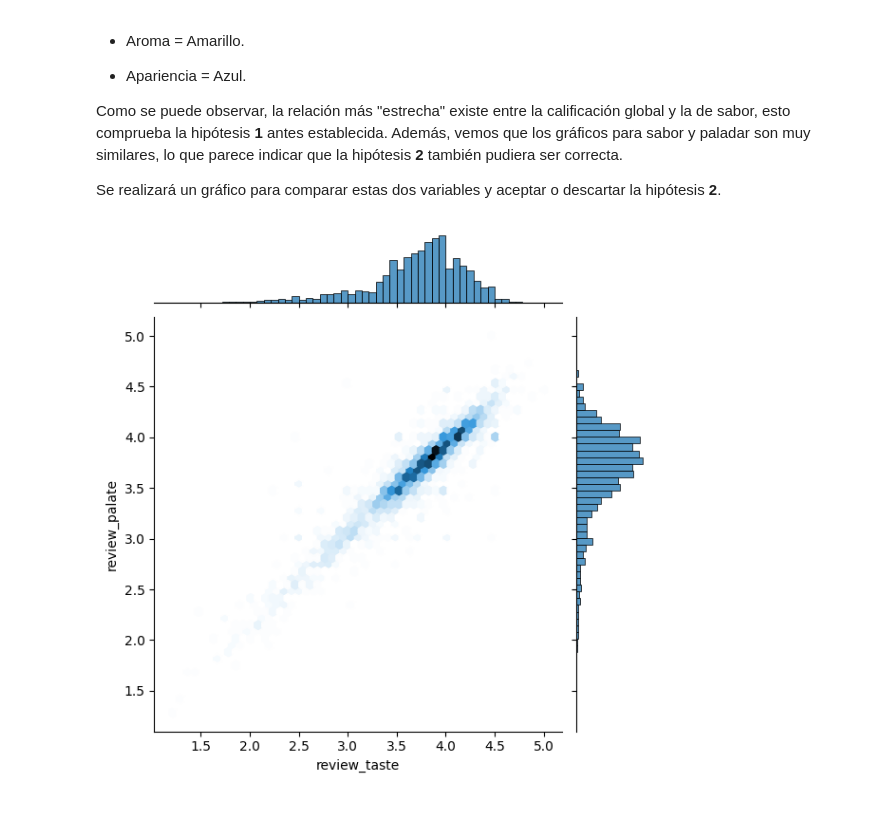
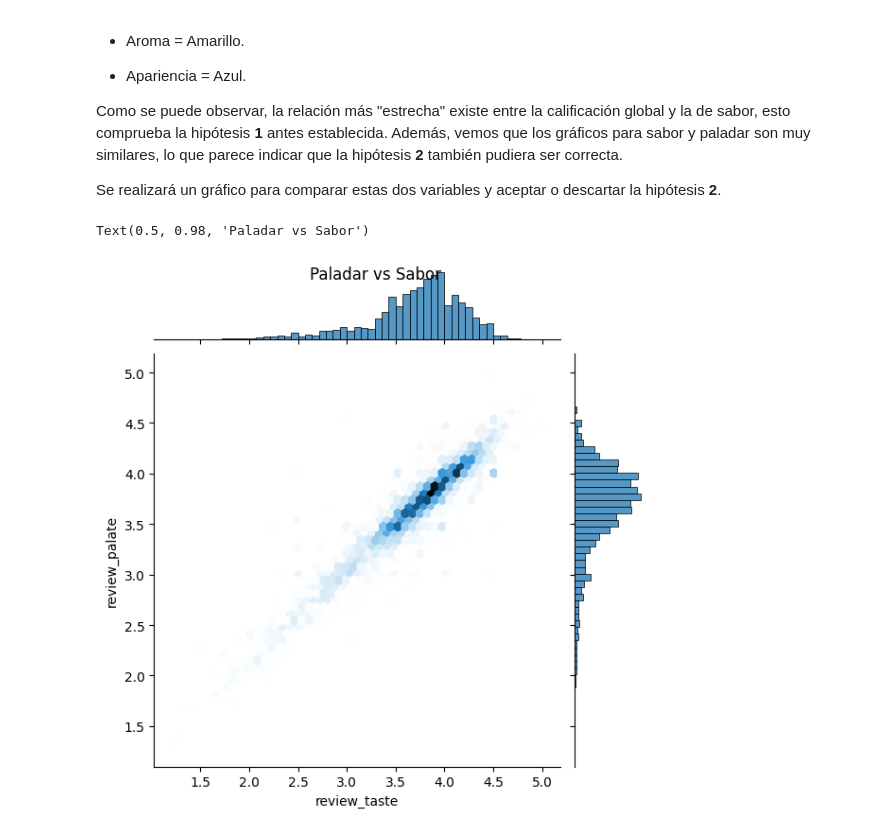
Before and after one commit to JMRRT1992/Coderhouse, a Jupyter notebook: Proyecto/Data/Raw/Entrega 2/vizualizacion_ReyesRetanaT.ipynb, the cells around one changed output. Cells and saved outputs as stored; diff of their text form; code cells hidden in the pictures.

```diff
--- a/Proyecto/Data/Raw/Entrega 2/vizualizacion_ReyesRetanaT.ipynb
+++ b/Proyecto/Data/Raw/Entrega 2/vizualizacion_ReyesRetanaT.ipynb
@@ -575,7 +590,9 @@ Como se puede observar, la relación más "estrecha" existe entre la calificaci
 
 Se realizará un gráfico para comparar estas dos variables y aceptar o descartar la hipótesis **2**.
 # %%
-#Segundo gráfico para comparar las calificaciones de sabor y paladar.
+#Tercer gráfico para comparar las calificaciones de sabor y paladar.
 calif2 = sns.jointplot(data = wrk_df, x = "review_taste", y = "review_palate", kind = "hex")
+calif2.fig.suptitle("Paladar vs Sabor")
 # %% [output]
+Text(0.5, 0.98, 'Paladar vs Sabor')
-[figure, old version]
+[figure, new version]
```
Also changed, not shown: parts of 7 cells of this notebook.
